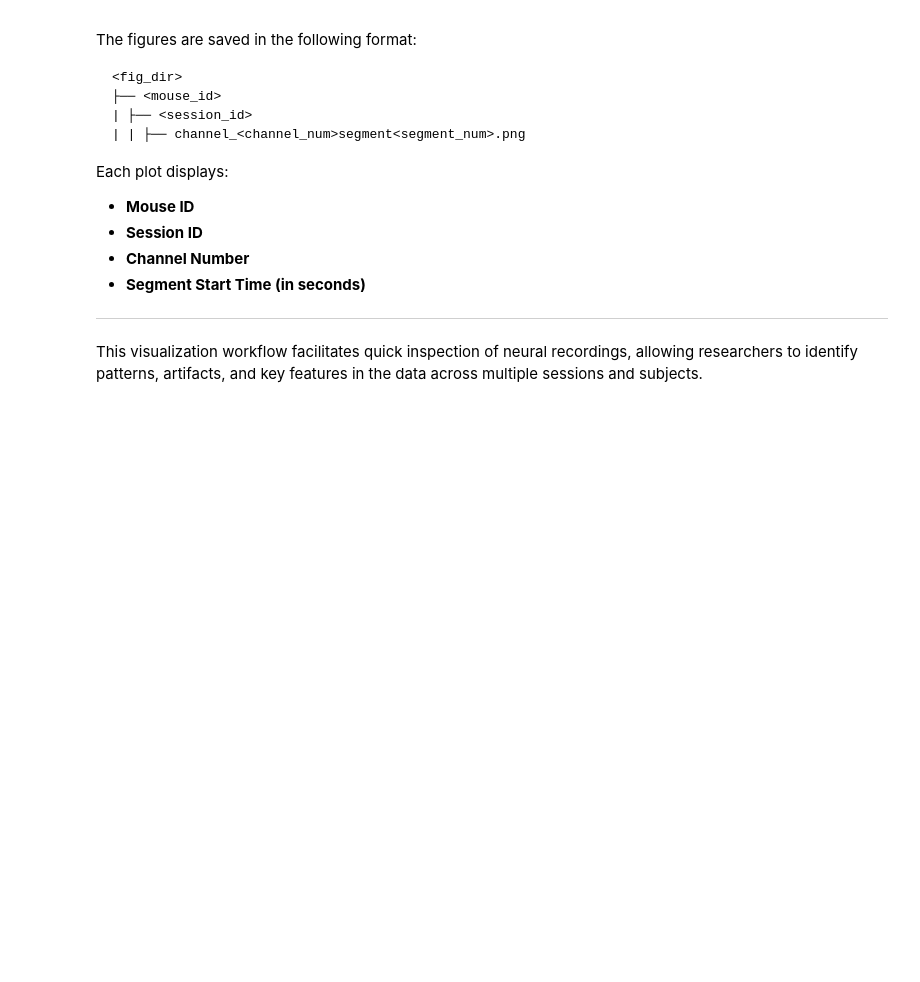
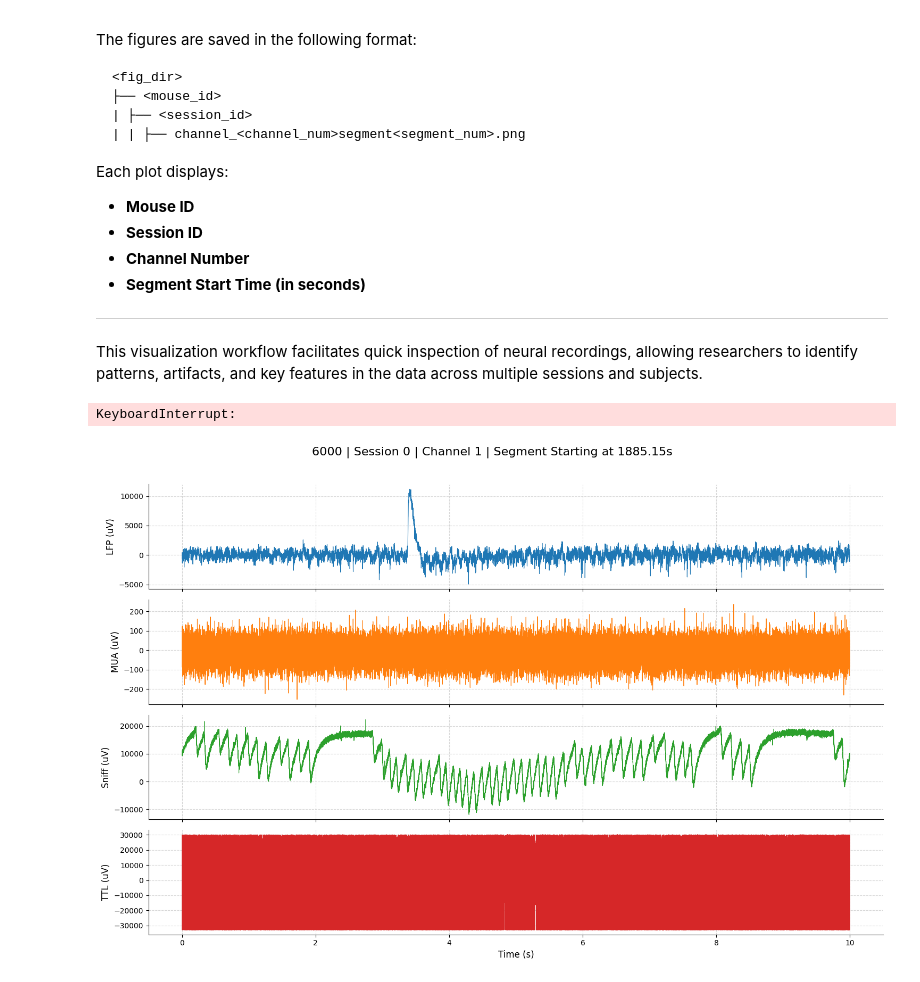
Before and after one commit to nghess/anosmia, a Jupyter notebook: preprocessing.ipynb, the cells around one changed output. Saved outputs shown, nothing was run; the diff lists cells and outputs as text; code cells hidden in the pictures; blank space fills up the shorter version.

```diff
--- a/preprocessing.ipynb
+++ b/preprocessing.ipynb
@@ -270,7 +270,7 @@ Each plot displays:
 
 This visualization workflow facilitates quick inspection of neural recordings, allowing researchers to identify patterns, artifacts, and key features in the data across multiple sessions and subjects.
 # %%
-sns.set_style('ticks')
+os.makedirs(fig_dir, exist_ok=True)
 
 # Constants
 n_segments = 5        # Number of segments to plot
@@ -309,30 +309,33 @@ def plot_signals(lfp, mua, sniff, ttls, channel, seg, mouse, session, save_path)
     plt.tight_layout(rect=[0, 0, 1, 0.96])  # Adjust layout to fit title
     plt.savefig(save_path, dpi=300)
     plt.close()
 
 
 # Looping through mice and sessions
 for mouse in mice:
     mouse_sessions = os.listdir(os.path.join(save_dir, mouse))
     for session in mouse_sessions:
         # Loading data
         session_path = os.path.join(save_dir, mouse, session)
         lfp = np.load(os.path.join(session_path, 'lfp.npy'))
         mua = np.load(os.path.join(session_path, 'mua.npy'))
         sniff = np.load(os.path.join(session_path, 'sniff.npy'))
         ttls = np.load(os.path.join(session_path, 'ttls.npy'))
 
         nchannels, num_samples = lfp.shape
 
         # Create figure directory
         current_fig_dir = os.path.join(fig_dir, mouse, session)
         os.makedirs(current_fig_dir, exist_ok=True)
 
         # Get equally spaced segment start times
         start_times = np.linspace(0, num_samples - length * fs, n_segments).astype(int)
 
         # Plotting signals for each channel and segment
         for channel in range(nchannels):
             for seg in start_times:
                 save_path = os.path.join(current_fig_dir, f"channel_{channel}_segment_{seg}.png")
                 plot_signals(lfp, mua, sniff, ttls, channel, seg, mouse, session, save_path)
+# %% [output]
+KeyboardInterrupt:
+[figure, added]
```
Also changed, not shown: parts of 1 cell of this notebook, 8 other files.
